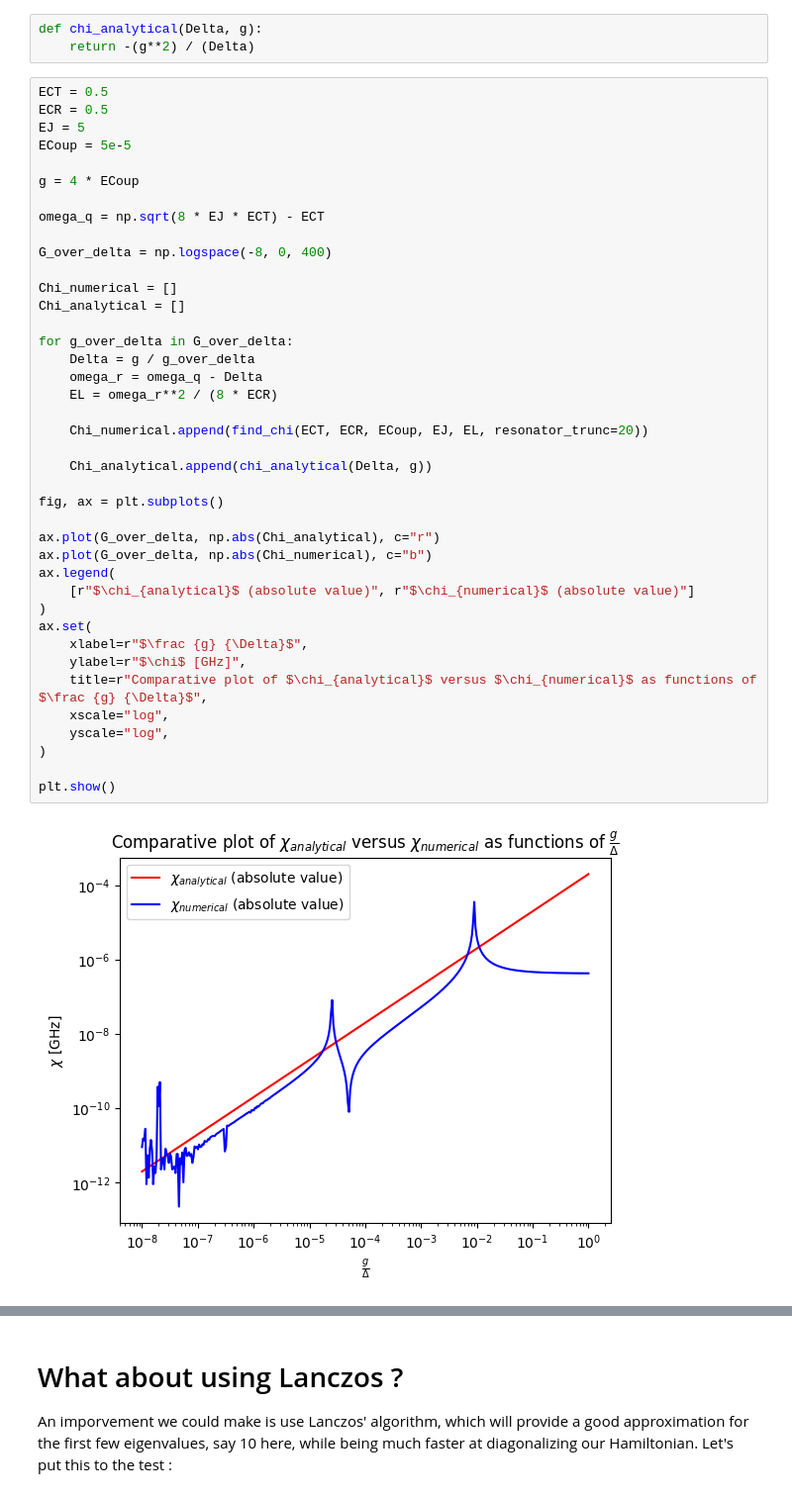
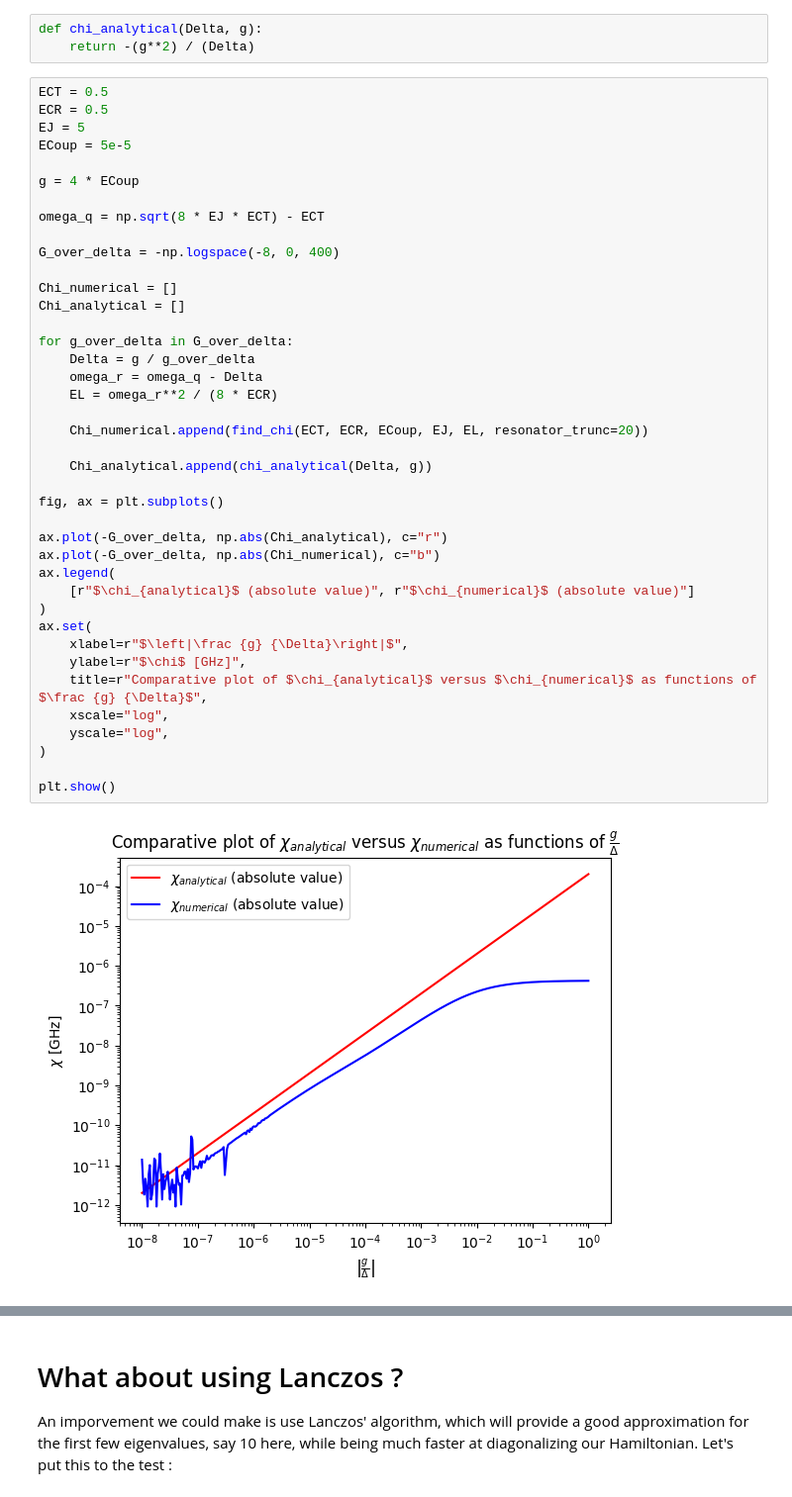
Before and after one commit to GabrielVandersippe/TR-informatique-quantique, a Jupyter notebook: find_chi_transmon_readout.ipynb, the cells around one changed output, grey strips where cells are left out. Shown at 99% size. Saved outputs shown, nothing was run; the diff lists cells and outputs as text.

```diff
--- a/find_chi_transmon_readout.ipynb
+++ b/find_chi_transmon_readout.ipynb
@@ -128,35 +128,35 @@ g = 4 * ECoup
 
 omega_q = np.sqrt(8 * EJ * ECT) - ECT
 
-G_over_delta = np.logspace(-8, 0, 400)
+G_over_delta = -np.logspace(-8, 0, 400)
 
 Chi_numerical = []
 Chi_analytical = []
 
 for g_over_delta in G_over_delta:
     Delta = g / g_over_delta
     omega_r = omega_q - Delta
     EL = omega_r**2 / (8 * ECR)
 
     Chi_numerical.append(find_chi(ECT, ECR, ECoup, EJ, EL, resonator_trunc=20))
 
     Chi_analytical.append(chi_analytical(Delta, g))
 
 fig, ax = plt.subplots()
 
-ax.plot(G_over_delta, np.abs(Chi_analytical), c="r")
-ax.plot(G_over_delta, np.abs(Chi_numerical), c="b")
+ax.plot(-G_over_delta, np.abs(Chi_analytical), c="r")
+ax.plot(-G_over_delta, np.abs(Chi_numerical), c="b")
 ax.legend(
     [r"$\chi_{analytical}$ (absolute value)", r"$\chi_{numerical}$ (absolute value)"]
 )
 ax.set(
-    xlabel=r"$\frac {g} {\Delta}$",
+    xlabel=r"$\left|\frac {g} {\Delta}\right|$",
     ylabel=r"$\chi$ [GHz]",
     title=r"Comparative plot of $\chi_{analytical}$ versus $\chi_{numerical}$ as functions of $\frac {g} {\Delta}$",
     xscale="log",
     yscale="log",
 )
 
 plt.show()
 # %% [output]
-[figure, old version]
+[figure, new version]
```
Also changed, not shown: parts of 3 cells of this notebook.
